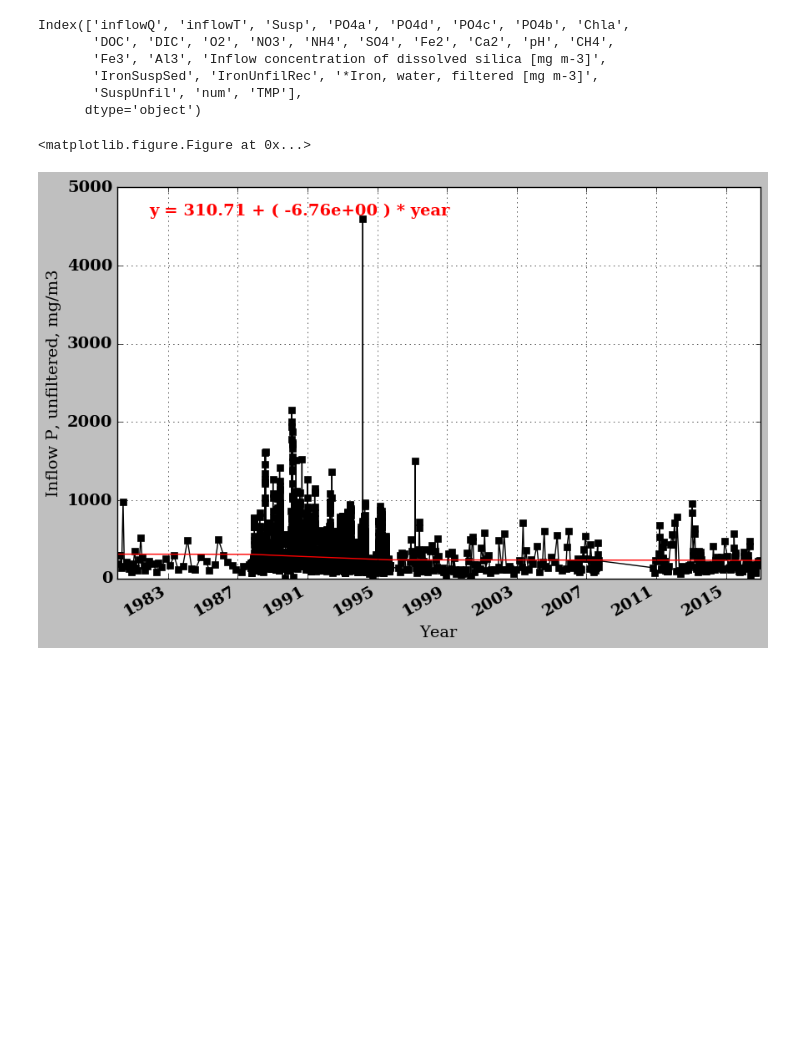
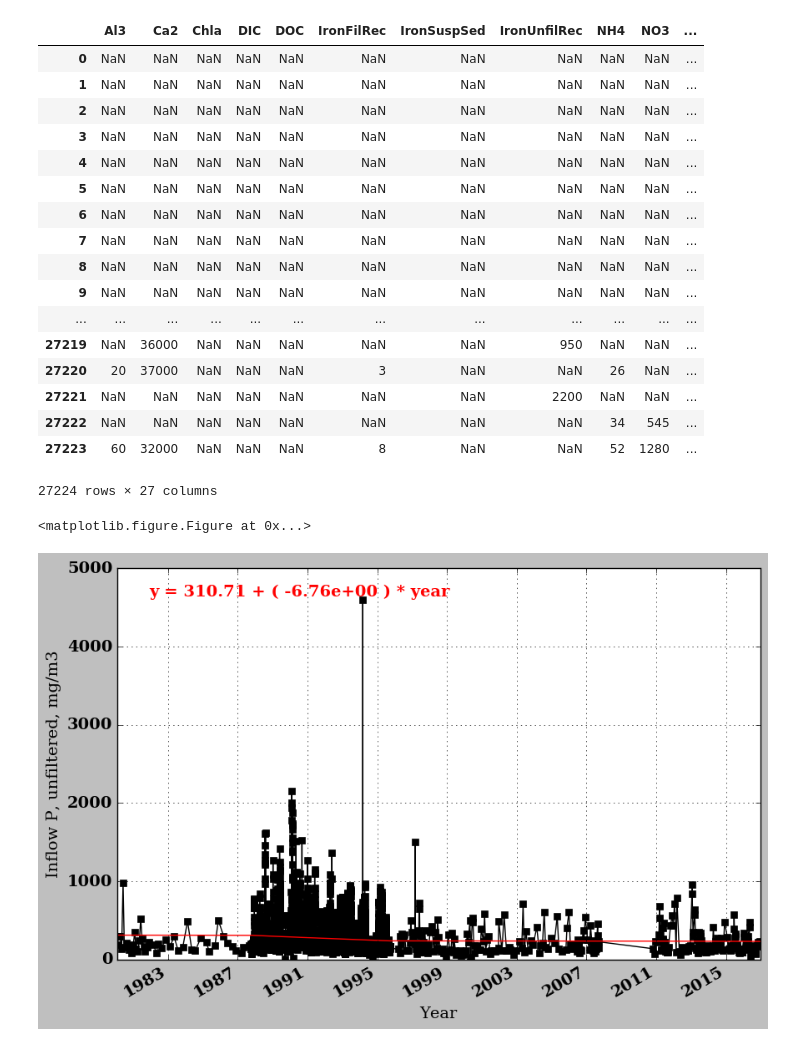
Before and after one commit to pycckuu/Great-Lakes-Data, a Jupyter notebook: post_proc_scripts/Data crunching.ipynb, the cells around one changed output. Saved outputs shown, nothing was run; the diff lists cells and outputs as text; code cells hidden in the pictures; blank space fills up the shorter version.

```diff
--- a/post_proc_scripts/Data crunching.ipynb
+++ b/post_proc_scripts/Data crunching.ipynb
@@ -22,9 +15,23 @@ ValueError: ordinal must be >= 1
+# %%
+df = find_all_csv_in_subfolders_and_create_single_df("../measurements/Excel Files/task 3/Eastern Basin")
 # %%
-df.columns
+df
 # %% [output]
+|  | Al3 | Ca2 | Chla | DIC | DOC | IronFilRec | IronSuspSed | IronUnfilRec | NH4 | NO3 | ... |
+| 0 | NaN | NaN | NaN | NaN | NaN | NaN | NaN | NaN | NaN | NaN | ... |
+| 1 | NaN | NaN | NaN | NaN | NaN | NaN | NaN | NaN | NaN | NaN | ... |
+| 2 | NaN | NaN | NaN | NaN | NaN | NaN | NaN | NaN | NaN | NaN | ... |
+| 3 | NaN | NaN | NaN | NaN | NaN | NaN | NaN | NaN | NaN | NaN | ... |
+| 4 | NaN | NaN | NaN | NaN | NaN | NaN | NaN | NaN | NaN | NaN | ... |
+| 5 | NaN | NaN | NaN | NaN | NaN | NaN | NaN | NaN | NaN | NaN | ... |
+| 6 | NaN | NaN | NaN | NaN | NaN | NaN | NaN | NaN | NaN | NaN | ... |
+| 7 | NaN | NaN | NaN | NaN | NaN | NaN | NaN | NaN | NaN | NaN | ... |
+| 8 | NaN | NaN | NaN | NaN | NaN | NaN | NaN | NaN | NaN | NaN | ... |
+| 9 | NaN | NaN | NaN | NaN | NaN | NaN | NaN | NaN | NaN | NaN | ... |
+| ... | ... | ... | ... | ... | ... | ... | ... | ... | ... | ... | ... |
+| 27219 | NaN | 36000 | NaN | NaN | NaN | NaN | NaN | 950 | NaN | NaN | ... |
+| 27220 | 20 | 37000 | NaN | NaN | NaN | 3 | NaN | NaN | 26 | NaN | ... |
+| 27221 | NaN | NaN | NaN | NaN | NaN | NaN | NaN | 2200 | NaN | NaN | ... |
+| 27222 | NaN | NaN | NaN | NaN | NaN | NaN | NaN | NaN | 34 | 545 | ... |
+| 27223 | 60 | 32000 | NaN | NaN | NaN | 8 | NaN | NaN | 52 | 1280 | ... |
-Index(['inflowQ', 'inflowT', 'Susp', 'PO4a', 'PO4d', 'PO4c', 'PO4b', 'Chla',
-       'DOC', 'DIC', 'O2', 'NO3', 'NH4', 'SO4', 'Fe2', 'Ca2', 'pH', 'CH4',
-       'Fe3', 'Al3', 'Inflow concentration of dissolved silica [mg m-3]',
-       'IronSuspSed', 'IronUnfilRec', '*Iron, water, filtered [mg m-3]',
-       'SuspUnfil', 'num', 'TMP'],
-      dtype='object')
+27224 rows × 27 columns
```
Also changed, not shown: parts of 16 cells of this notebook, 2 other files.
